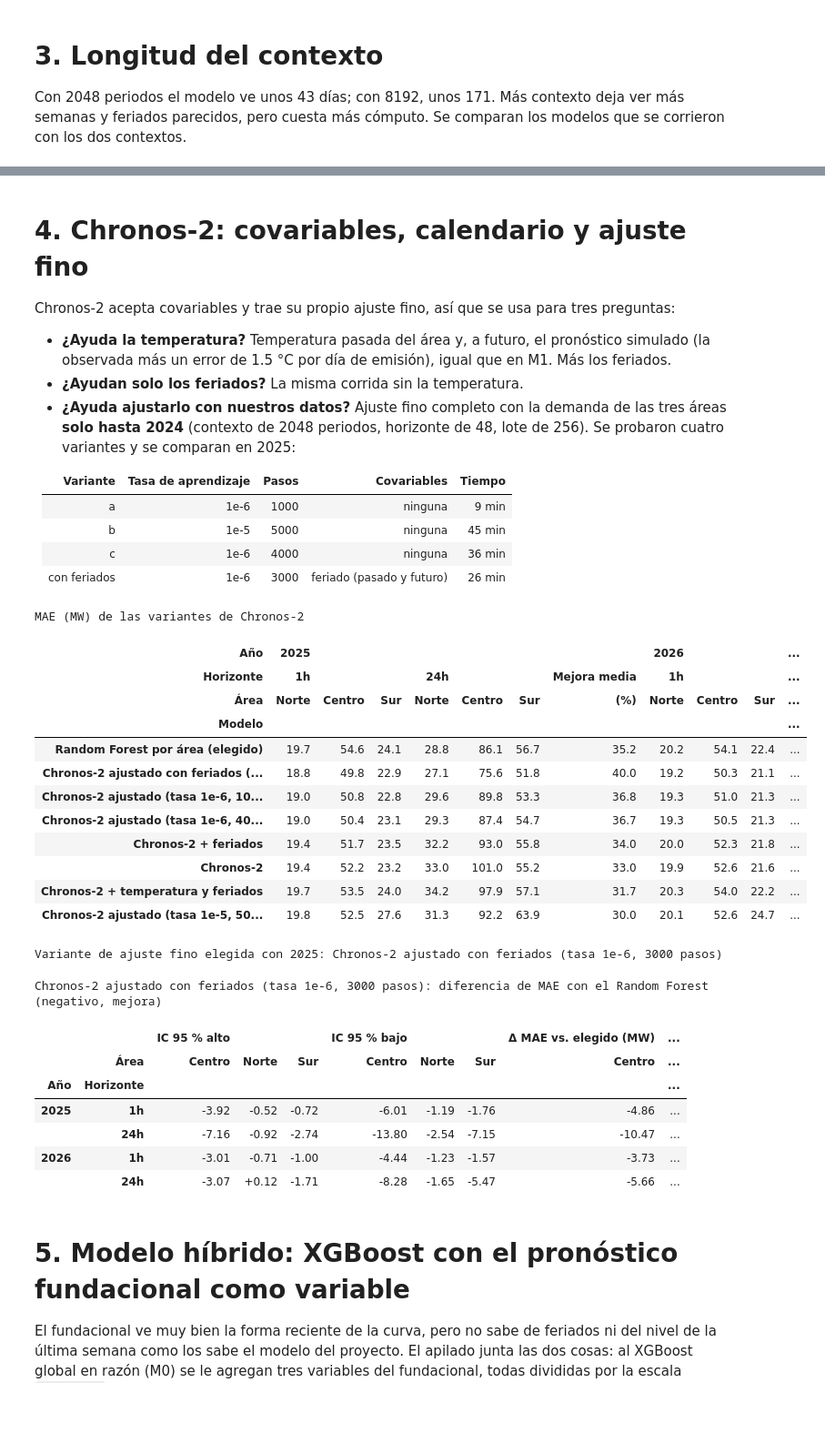
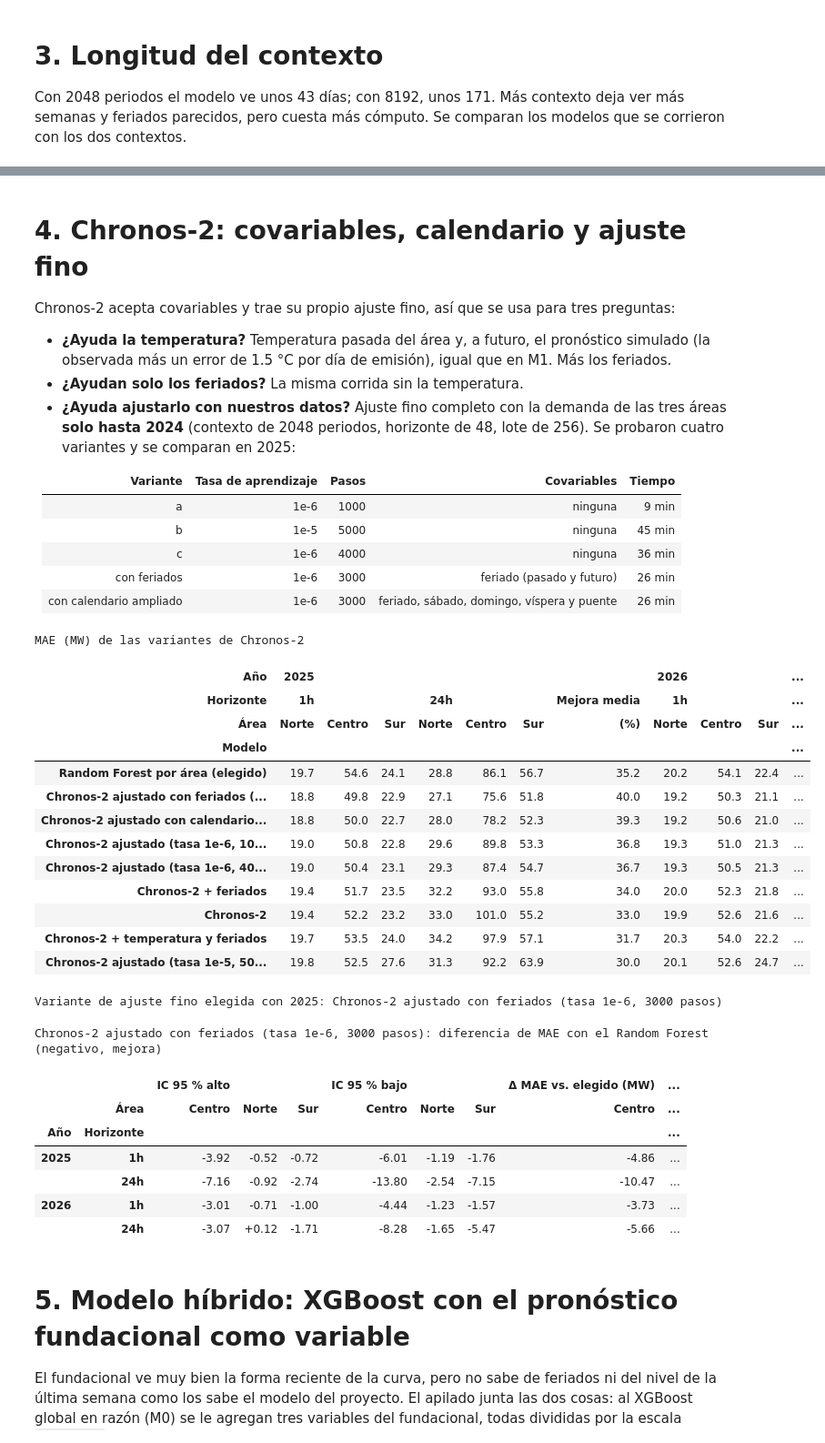
Before and after one commit to R0SEWT/tetouan-power-forecast, a Jupyter notebook: notebooks/04_sein_modelos_fundacionales.ipynb, the cells around one changed output, grey strips where cells are left out. Shown at 91% size. Drawn from its saved outputs; the diff is of its cells as text; code cells hidden in the pictures; blank space fills up the shorter version.

```diff
--- a/notebooks/04_sein_modelos_fundacionales.ipynb
+++ b/notebooks/04_sein_modelos_fundacionales.ipynb
@@ -99,6 +100,9 @@ CATALOGO = {
     "chronos2ft_b": ("Chronos-2 ajustado (tasa 1e-5, 5000 pasos)", "ajuste fino", "Apache-2.0"),
     "chronos2ft_c": ("Chronos-2 ajustado (tasa 1e-6, 4000 pasos)", "ajuste fino", "Apache-2.0"),
     "chronos2ftcal": ("Chronos-2 ajustado con feriados (tasa 1e-6, 3000 pasos)", "ajuste fino", "Apache-2.0"),
+    "chronos2ftcal2": ("Chronos-2 ajustado con calendario ampliado (tasa 1e-6, 3000 pasos)", "ajuste fino", "Apache-2.0"),
+    "chronos2ftcal_s2": ("Chronos-2 ajustado con feriados, semilla 2", "robustez", "Apache-2.0"),
+    "chronos2ftcal_s3": ("Chronos-2 ajustado con feriados, semilla 3", "robustez", "Apache-2.0"),
     "xgb_base_todo": ("XGBoost global (todas las filas)", "apilado", "—"),
     "xgb_base": ("XGBoost global", "apilado", "—"),
     "xgb_chronos2": ("XGBoost + Chronos-2", "apilado", "Apache-2.0"),
@@ -263,7 +267,7 @@ MAE (MW) de los modelos zero-shot, contexto de 2048 periodos
 Con 2048 periodos el modelo ve unos 43 días; con 8192, unos 171. Más contexto deja ver más semanas y feriados
 parecidos, pero cuesta más cómputo. Se comparan los modelos que se corrieron con los dos contextos.
 # %%
-zs = comparacion[comparacion["Tipo"] == "zero-shot"].copy()
+zs = comparacion[comparacion["Tipo"].isin(["zero-shot", "ajuste fino"])].copy()
 zs["Base"] = zs["Archivo"].map(lambda n: separar_nombre(n)[0])
 zs["Contexto"] = zs["Archivo"].map(lambda n: separar_nombre(n)[1])
 con_varios = zs.groupby("Base")["Contexto"].nunique()
@@ -309,24 +322,26 @@ Chronos-2 acepta covariables y trae su propio ajuste fino, así que se usa para
 | b | 1e-5 | 5000 | ninguna | 45 min |
 | c | 1e-6 | 4000 | ninguna | 36 min |
 | con feriados | 1e-6 | 3000 | feriado (pasado y futuro) | 26 min |
+| con calendario ampliado | 1e-6 | 3000 | feriado, sábado, domingo, víspera y puente | 26 min |
 # %%
-familia = comparacion[comparacion["Archivo"].str.startswith("chronos2") & comparacion["Archivo"].map(lambda n: separar_nombre(n)[1] == CONTEXTO_BASE)]
+familia = comparacion[comparacion["Archivo"].str.startswith("chronos2") & comparacion["Archivo"].map(lambda n: separar_nombre(n)[1] == CONTEXTO_BASE) & (comparacion["Tipo"] != "robustez")]
 t_chronos = tabla_mae(con_elegido(familia), "MAE (MW) de las variantes de Chronos-2")
 ajustes = familia[familia["Tipo"] == "ajuste fino"]
 if len(ajustes):
     MEJOR_AJUSTE = orden_2025(ajustes)[0]
     print("Variante de ajuste fino elegida con 2025:", MEJOR_AJUSTE)
     d = ajustes[ajustes["Modelo"] == MEJOR_AJUSTE]
     display(d.pivot_table(index=["Año", "Horizonte"], columns="Área", values=["Δ MAE vs. elegido (MW)", "IC 95 % bajo", "IC 95 % alto"])
             .round(2).style.format("{:+.2f}").set_caption(f"{MEJOR_AJUSTE}: diferencia de MAE con el Random Forest (negativo, mejora)"))
 # %% [output]
 MAE (MW) de las variantes de Chronos-2
 | Año | 2025 |  |  |  |  |  |  | 2026 |  |  | ... |
 | Horizonte | 1h |  |  | 24h |  |  | Mejora media | 1h |  |  | ... |
 | Área | Norte | Centro | Sur | Norte | Centro | Sur | (%) | Norte | Centro | Sur | ... |
 | Modelo |  |  |  |  |  |  |  |  |  |  | ... |
 | Random Forest por área (elegido) | 19.7 | 54.6 | 24.1 | 28.8 | 86.1 | 56.7 | 35.2 | 20.2 | 54.1 | 22.4 | ... |
 | Chronos-2 ajustado con feriados (... | 18.8 | 49.8 | 22.9 | 27.1 | 75.6 | 51.8 | 40.0 | 19.2 | 50.3 | 21.1 | ... |
+| Chronos-2 ajustado con calendario... | 18.8 | 50.0 | 22.7 | 28.0 | 78.2 | 52.3 | 39.3 | 19.2 | 50.6 | 21.0 | ... |
 | Chronos-2 ajustado (tasa 1e-6, 10... | 19.0 | 50.8 | 22.8 | 29.6 | 89.8 | 53.3 | 36.8 | 19.3 | 51.0 | 21.3 | ... |
 | Chronos-2 ajustado (tasa 1e-6, 40... | 19.0 | 50.4 | 23.1 | 29.3 | 87.4 | 54.7 | 36.7 | 19.3 | 50.5 | 21.3 | ... |
 | Chronos-2 + feriados | 19.4 | 51.7 | 23.5 | 32.2 | 93.0 | 55.8 | 34.0 | 20.0 | 52.3 | 21.8 | ... |
```
Also changed, not shown: parts of 12 cells of this notebook, 3 other files.
